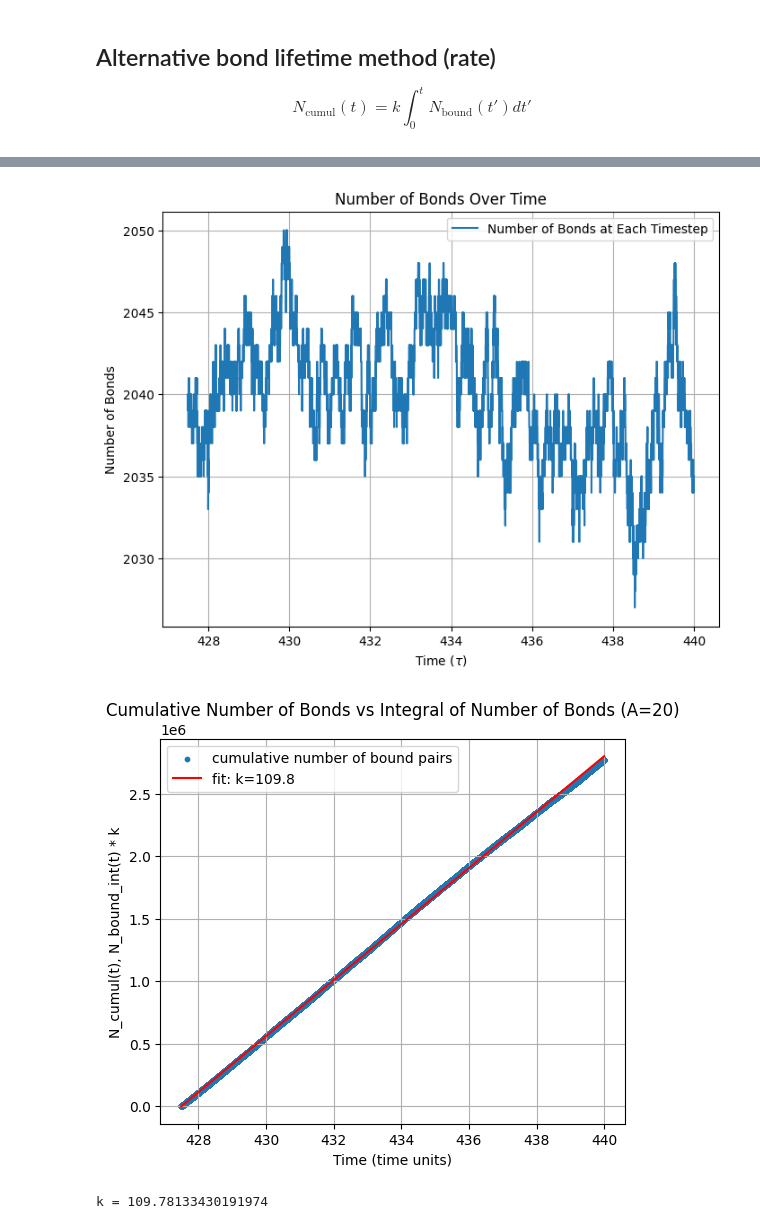
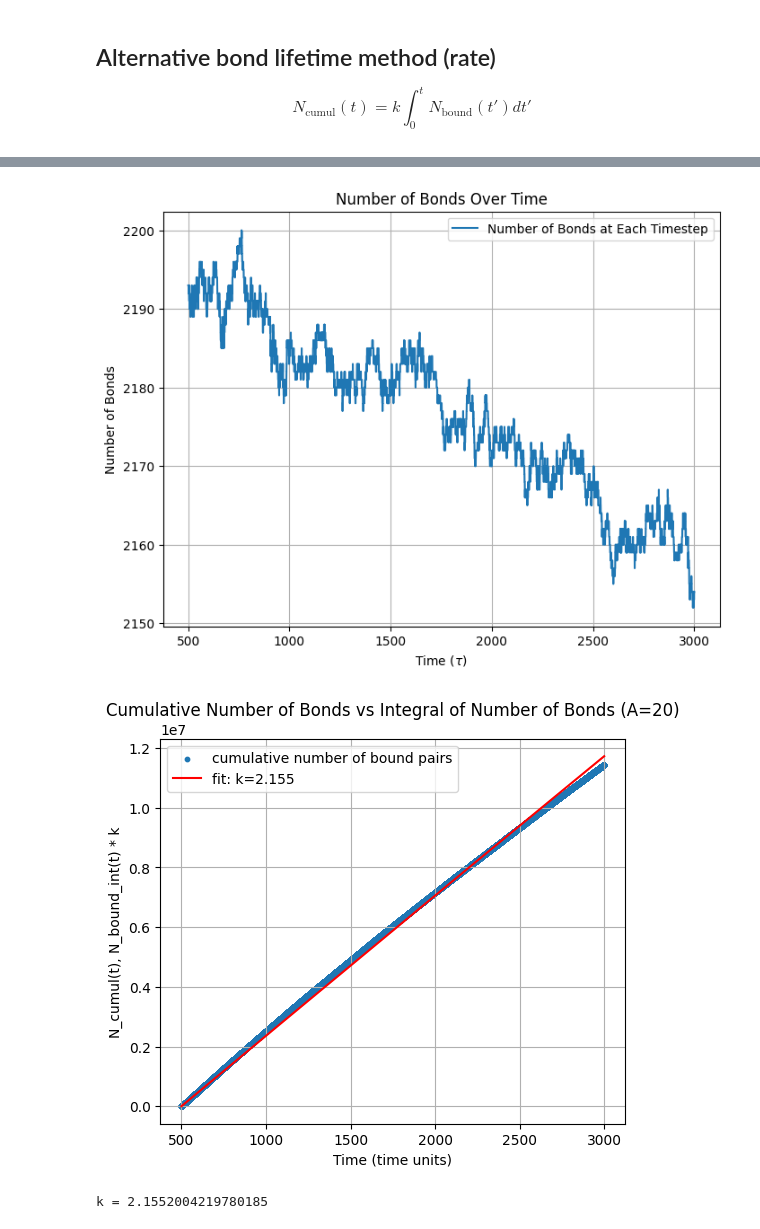
Before and after one commit to anotherbeaver/amine_polymers, a Jupyter notebook: bond_lifetime.ipynb, the cells around one changed output, grey strips where cells are left out. Cells and saved outputs as stored; diff of their text form; code cells hidden in the pictures.

Commit message:
Testing some stuff to reduce coordination of bonds

```diff
--- a/bond_lifetime.ipynb
+++ b/bond_lifetime.ipynb
@@ -126,7 +126,7 @@ import pandas as pd
 import numpy as np
 import matplotlib.pyplot as plt
 
-f = "data/patches/prodpatch_chainlength_30_N_beads_24000_gaussA_30_r0_0.35_gaussB_10_seed_12345.bin.txt"
+f = "data/patches/prodpatch_chainlength_30_patchspacing_5_N_beads_24000_gaussA_45_r0_0.35_gaussB_10_seed_12345.bin.txt"
 
 N_patches = 4000
 frame = 50
@@ -245,6 +245,6 @@ def process_lifetimes(filename):
                 # print(bond_lifetimes)
     return bond_lifetimes
 # %%
-f = "data/patches/prodpatch_chainlength_30_N_beads_24000_gaussA_45_r0_0.35_gaussB_10_seed_12345.bin.txt"
+f = "data/patches/prodpatch_chainlength_30_patchspacing_5_N_beads_24000_gaussA_50_r0_0.35_gaussB_10_seed_12345.bin.txt"
 
 lifetimes = process_lifetimes(f)
@@ -366,5 +384,5 @@ def process_lifetimes(filename):
                 prev_timestep = time
     return N_bound, N_cumul
 # %%
-f = "data/patches/prodpatch_chainlength_30_N_beads_24000_gaussA_20_r0_0.35_gaussB_10_seed_12345.bin.txt"
+f = "data/patches/prodpatch_chainlength_30_patchspacing_5_N_beads_24000_gaussA_50_r0_0.35_gaussB_10_seed_11111.bin.txt"
 N_bound, N_cumul = process_lifetimes(f)
@@ -371,16 +407,16 @@ N_bound, N_cumul = process_lifetimes(f)
 # %%
 fig = plt.figure(figsize=(8, 6))
 start = 0
-plt.plot(np.array(list(N_bound.keys()))[start:] * 0.005, np.array(list(N_bound.values())[start:]), label="Number of Bonds at Each Timestep")
+plt.plot(np.array(list(N_bound.keys()))[start:], np.array(list(N_bound.values())[start:]), label="Number of Bonds at Each Timestep")
 # plt.plot(np.array(list(N_cumul.keys()))[start:] * 0.005, list(N_cumul.values())[start:], label="Cumulative Number of Bonds Formed")
 plt.title("Number of Bonds Over Time")
 plt.xlabel(r"Time ($\tau$)")
 plt.ylabel("Number of Bonds")
 plt.grid()
 plt.legend()
 plt.show()
 # %% [output]
-[figure, old version]
+[figure, new version]
 # %%
 import numpy as np
 import matplotlib.pyplot as plt
@@ -388,7 +424,7 @@ import matplotlib.pyplot as plt
 # Fit N_cumul_list = k * N_bound_int + b (add bias term)
 # Use the 'start' index defined earlier to select a tail portion
 # Build arrays of times (in time units), N_bound values and N_cumul values
-times = np.array(list(N_bound.keys())[start:], dtype=float) * 0.005
+times = np.array(list(N_bound.keys())[start:], dtype=float)
 n_b = np.array(list(N_bound.values())[start:], dtype=float)
 n_c = np.array(list(N_cumul.values())[start:], dtype=float)
 
@@ -416,5 +452,5 @@ plt.show()
 
 print(f"k = {k}")
 # %% [output]
-[figure, old version]
+[figure, new version]
-k = 109.78133430191974
+k = 2.1552004219780185
```
Also changed, not shown: parts of 9 cells of this notebook, 2 other files.
